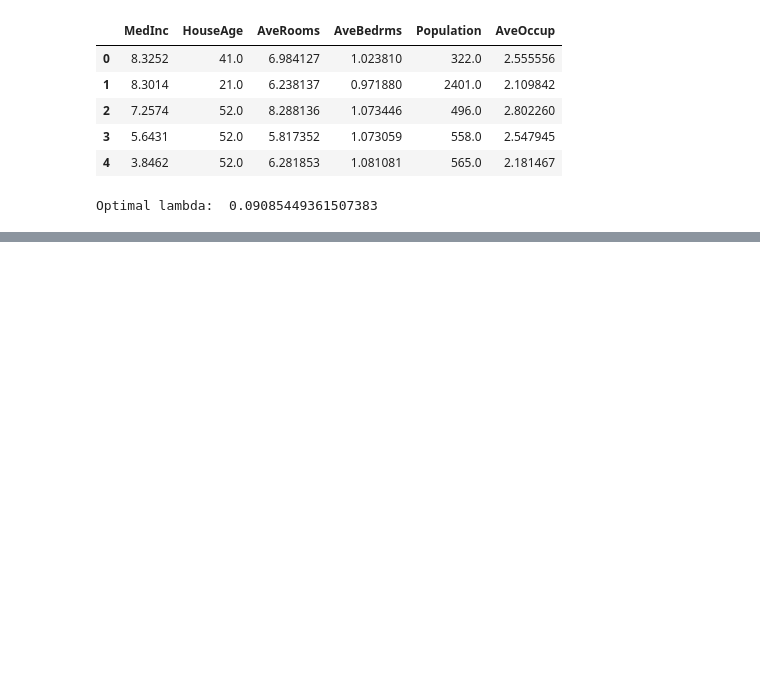
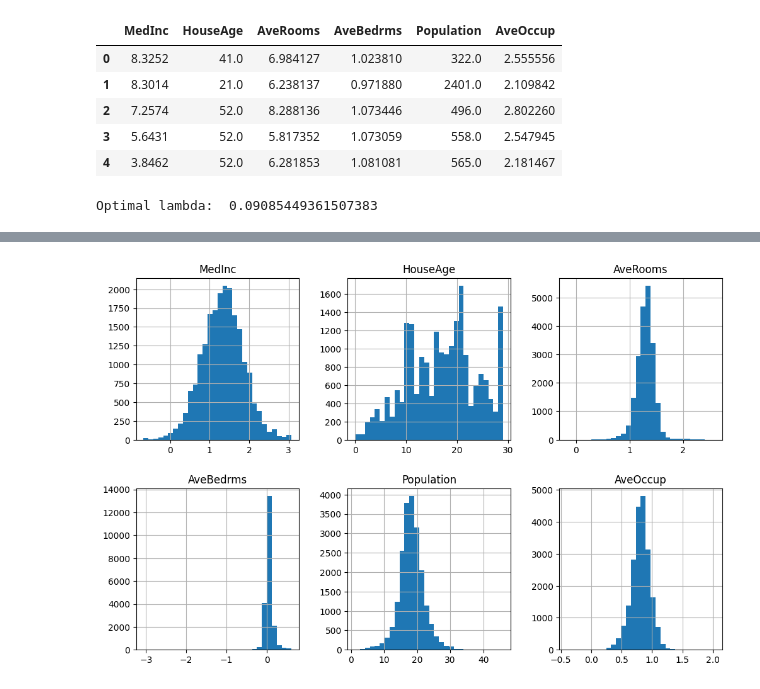
Before and after one commit to CalesSla/Statsmodels_recap, a Jupyter notebook: 08_Box_cox_transformation.ipynb, the cells around one changed output, grey strips where cells are left out. Cells and saved outputs as stored; diff of their text form; code cells hidden in the pictures; blank space fills up the shorter version.

```diff
--- a/08_Box_cox_transformation.ipynb
+++ b/08_Box_cox_transformation.ipynb
@@ -24,0 +98,3 @@ Optimal lambda:  0.09085449361507383
+# %%
+X_tf = transformer.transform(X)
+X_tf
@@ -24,0 +115,5 @@ Optimal lambda:  0.09085449361507383
+# %%
+X_tf.hist(bins=30, figsize=(12, 12), layout=(3, 3))
+plt.show()
+# %% [output]
+[figure, added]
```
Also changed, not shown: parts of 9 cells of this notebook, 1 other file.
